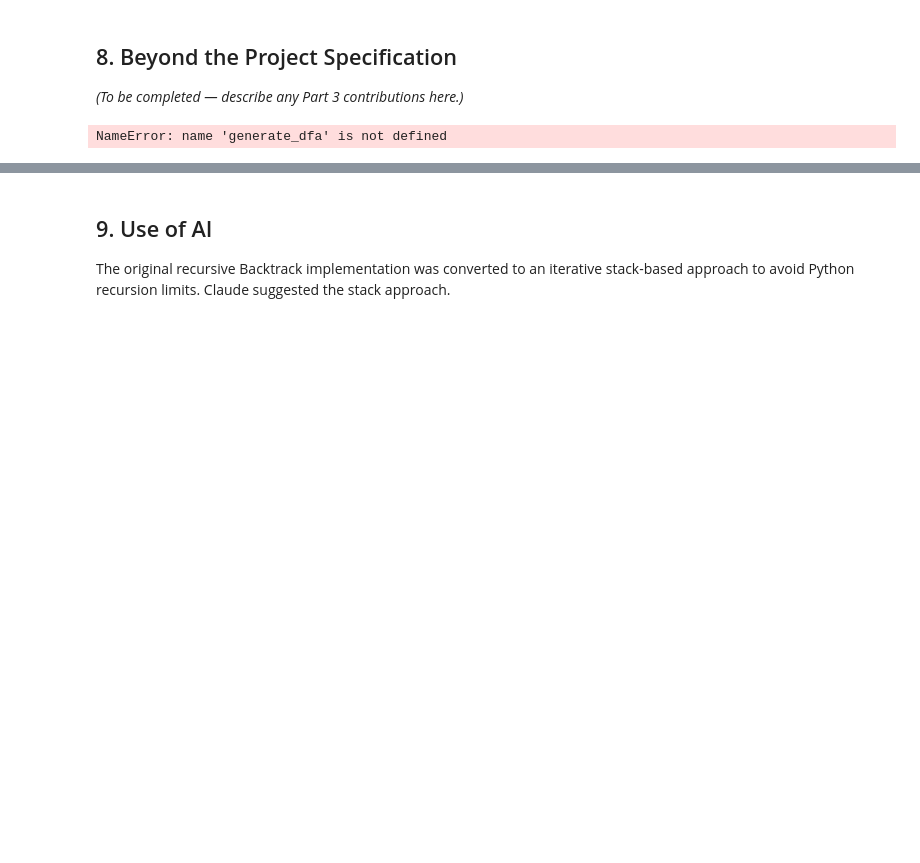
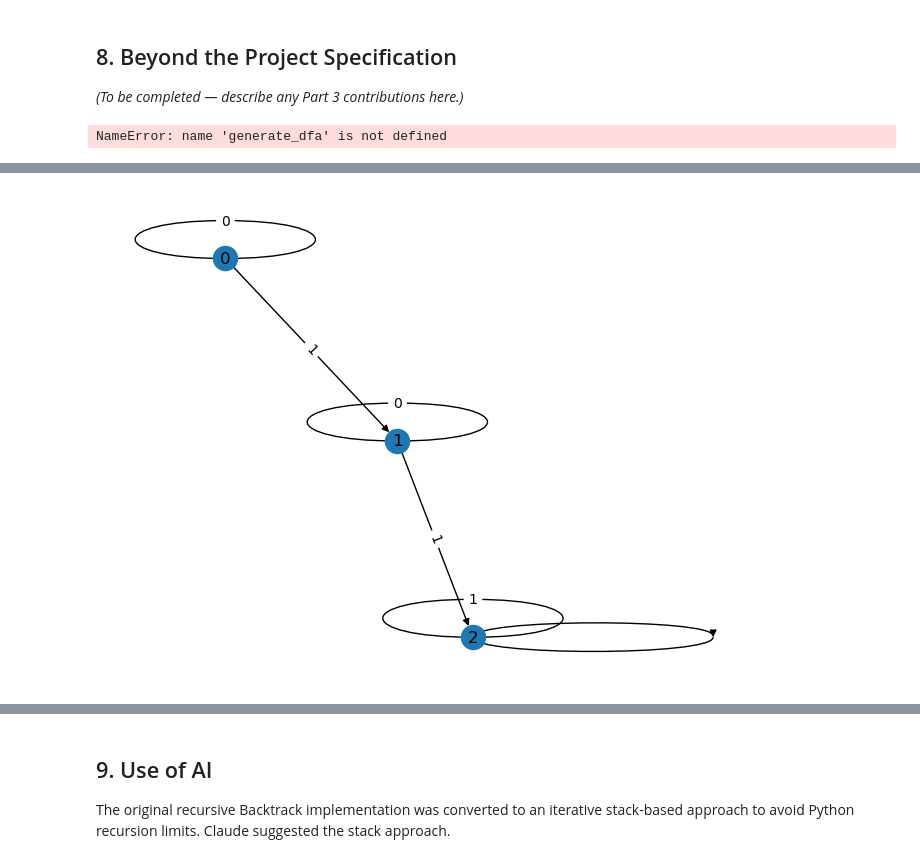
Before and after one commit to emdb1/MT3510group18, a Jupyter notebook: Report_merged.ipynb, the cells around one changed output, grey strips where cells are left out. Drawn from its saved outputs; the diff is of its cells as text; code cells hidden in the pictures; blank space fills up the shorter version.

```diff
--- a/Report_merged.ipynb
+++ b/Report_merged.ipynb
@@ -794,0 +877,5 @@ NameError: name 'generate_dfa' is not defined
+# %%
+minA=({0,1,2},{0,1},{(0,0):0,(0,1):1,(2,0):2,(2,1):2,(1,0):1,(1,1):2},0,{1})
+draw_DFA(minA)
+# %% [output]
+[figure, added]
```
Also changed, not shown: parts of 5 cells of this notebook.
